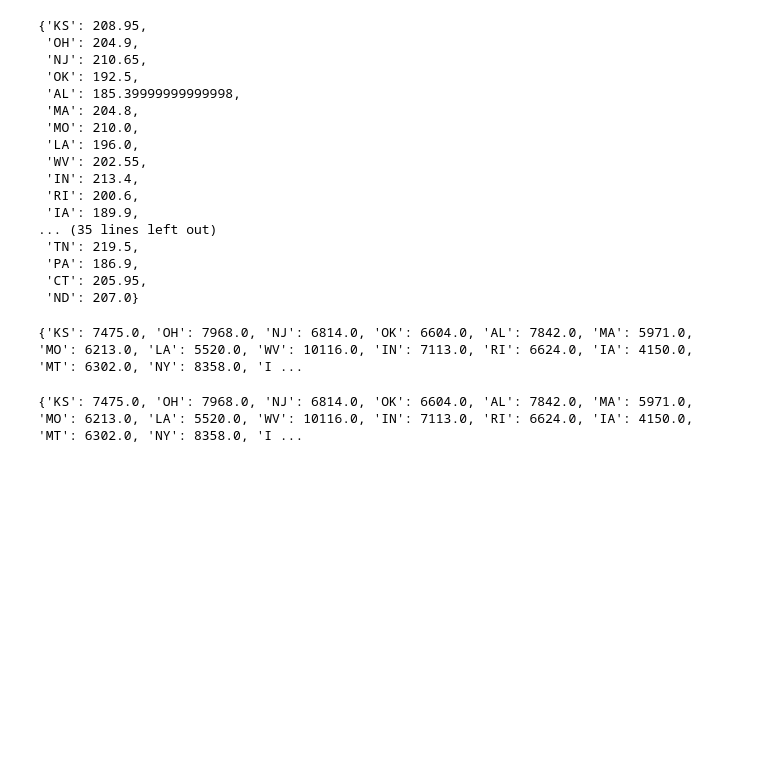
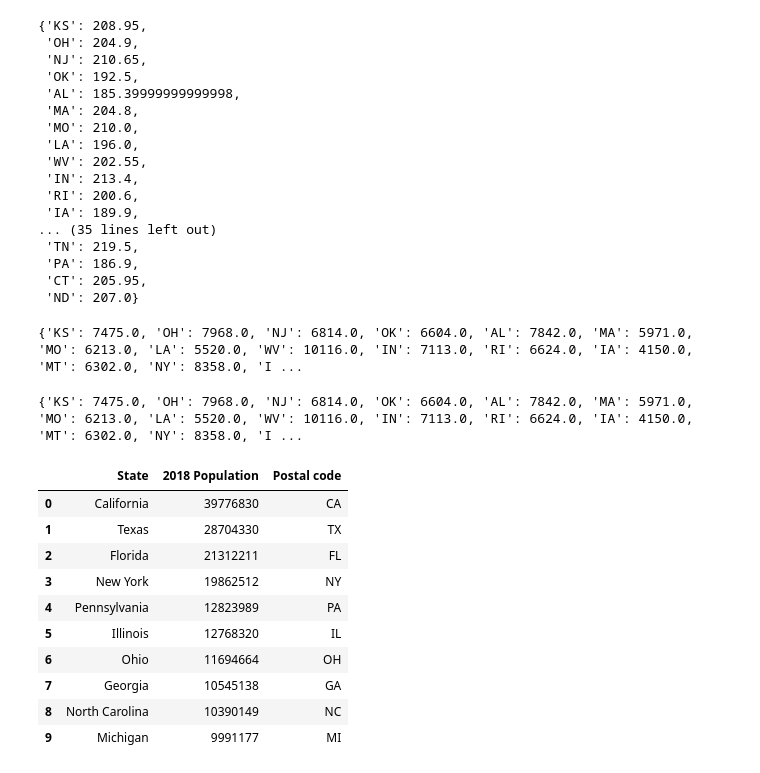
Before and after one commit to anshuman19/Data-analysis, a Jupyter notebook: Handling telecom_churn Dataset.ipynb, the cells around one changed output. Drawn from its saved outputs; the diff is of its cells as text; code cells hidden in the pictures; blank space fills up the shorter version.

```diff
--- a/Handling telecom_churn Dataset.ipynb
+++ b/Handling telecom_churn Dataset.ipynb
@@ -614,0 +597,14 @@ print(d7)
+# %%
+df3.head(10)
+# %% [output]
+|  | State | 2018 Population | Postal code |
+| 0 | California | 39776830 | CA |
+| 1 | Texas | 28704330 | TX |
+| 2 | Florida | 21312211 | FL |
+| 3 | New York | 19862512 | NY |
+| 4 | Pennsylvania | 12823989 | PA |
+| 5 | Illinois | 12768320 | IL |
+| 6 | Ohio | 11694664 | OH |
+| 7 | Georgia | 10545138 | GA |
+| 8 | North Carolina | 10390149 | NC |
+| 9 | Michigan | 9991177 | MI |
```
Also changed, not shown: parts of 7 cells of this notebook.
